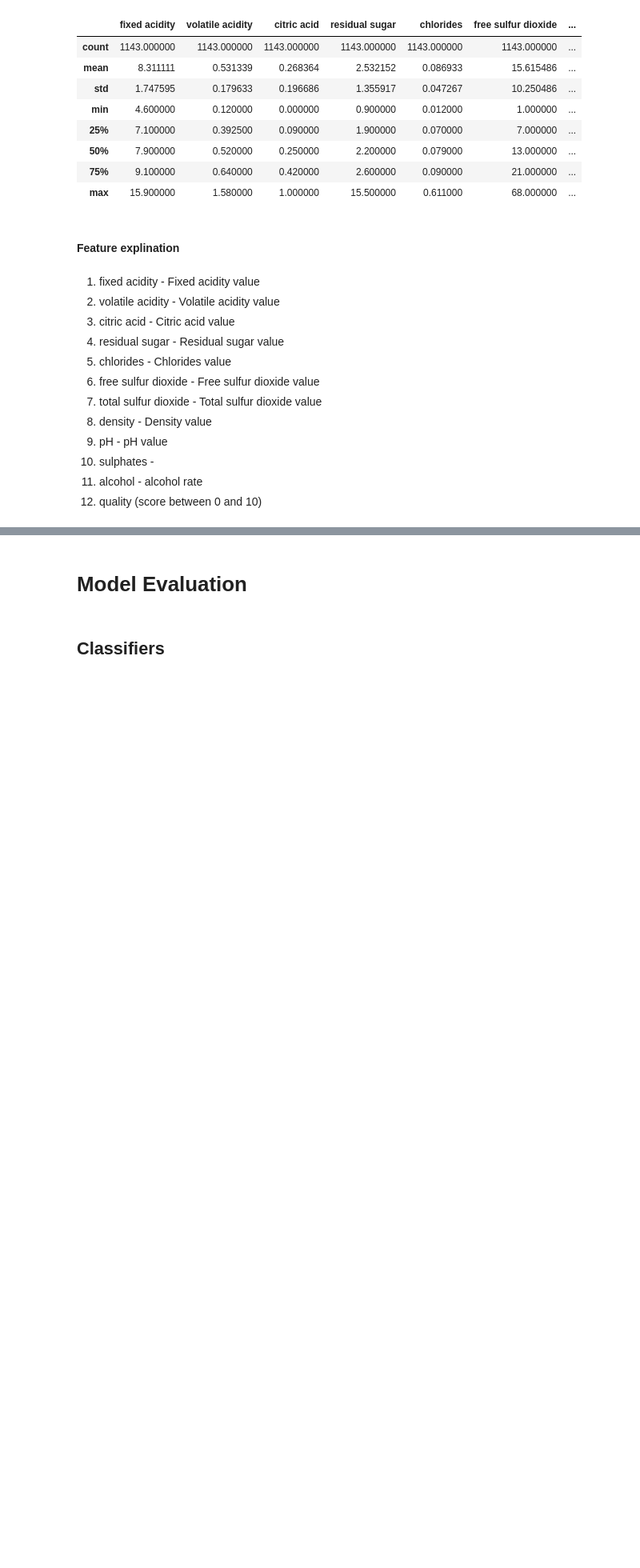
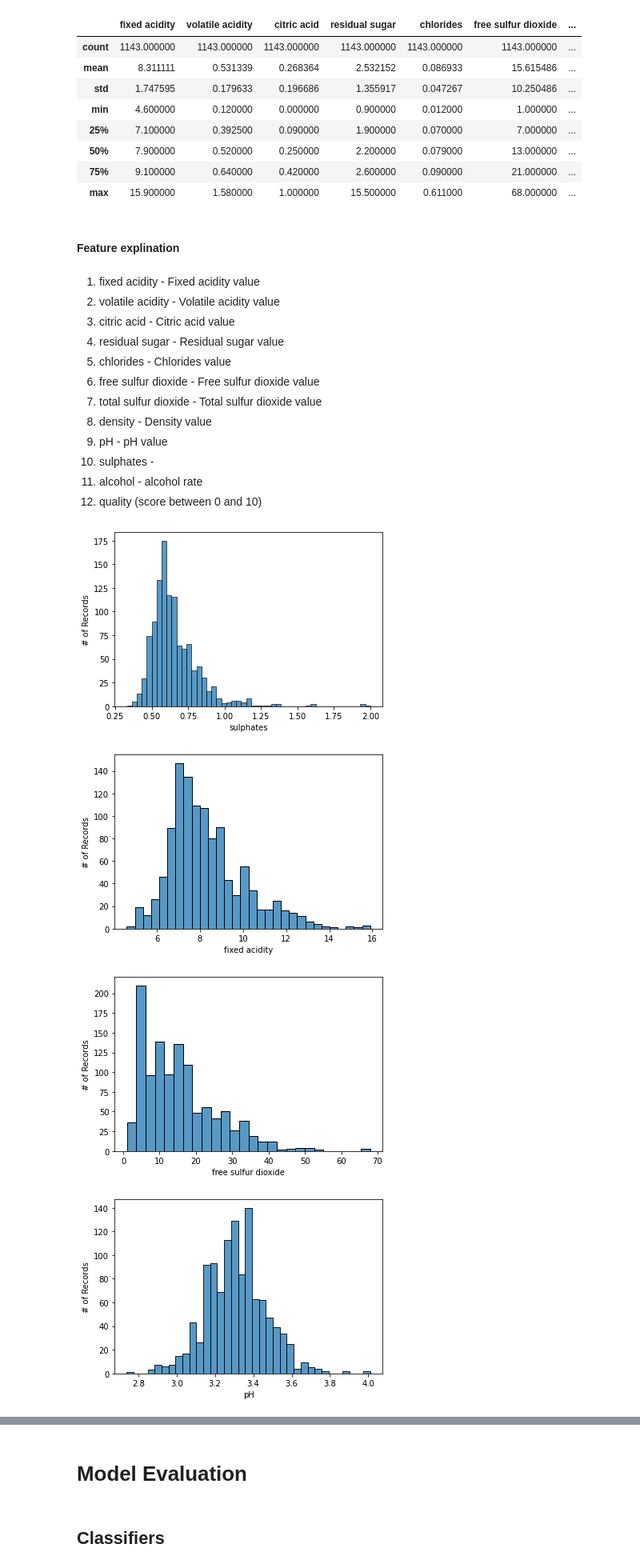
Before and after one commit to Erez123454/MachineLearning_Ass1, a Jupyter notebook: DataAnalysis.ipynb, the cells around one changed output, grey strips where cells are left out. Shown: that part at 80% size. Cells and saved outputs as stored; diff of their text form; code cells hidden in the pictures; blank space fills up the shorter version.

```diff
--- a/DataAnalysis.ipynb
+++ b/DataAnalysis.ipynb
@@ -365,3 +412,10 @@ wineQualityDataset.describe()
 10) sulphates -
 11) alcohol - alcohol rate
 12) quality (score between 0 and 10)
+# %%
+plotChartForAllDataset(wineQualityDataset,excludeList=["Id"])
+# %% [output]
+[figure, added]
+[figure, added]
+[figure, added]
+[figure, added]
```
Also changed, not shown: parts of 4 cells of this notebook.
